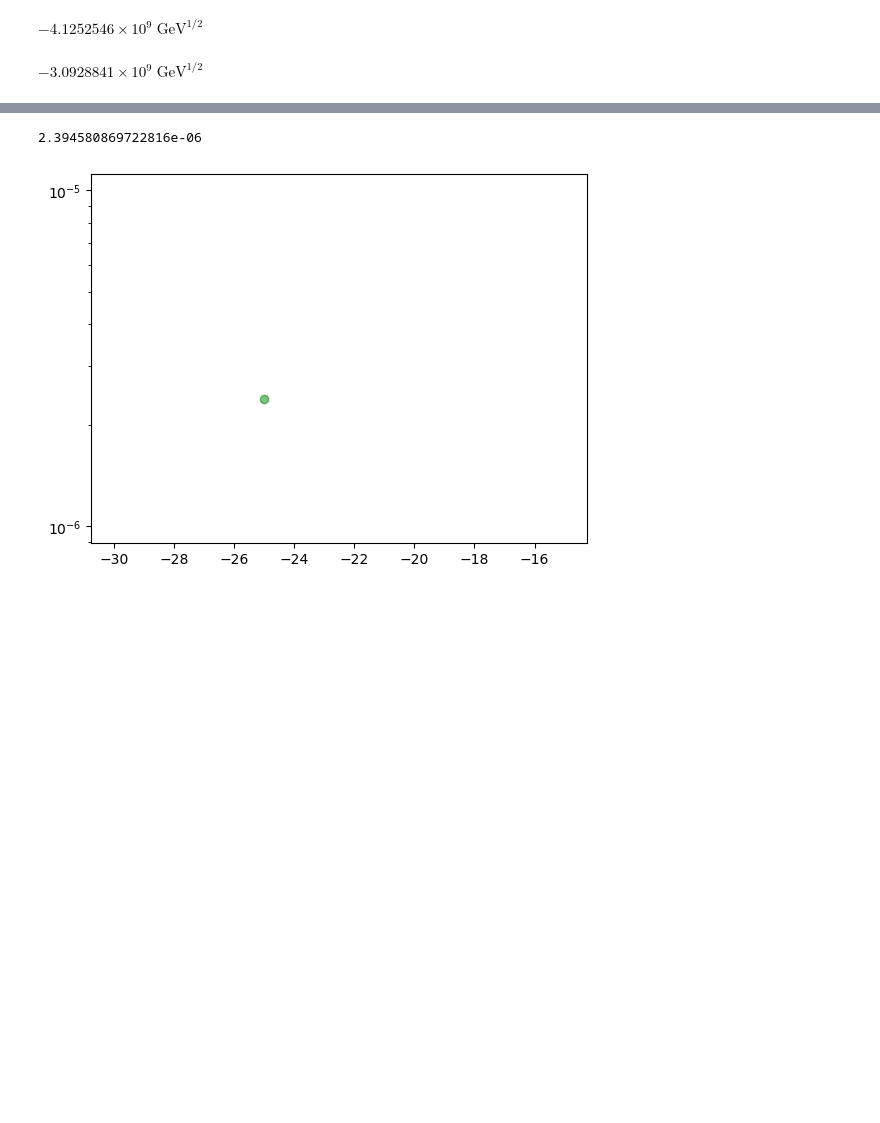
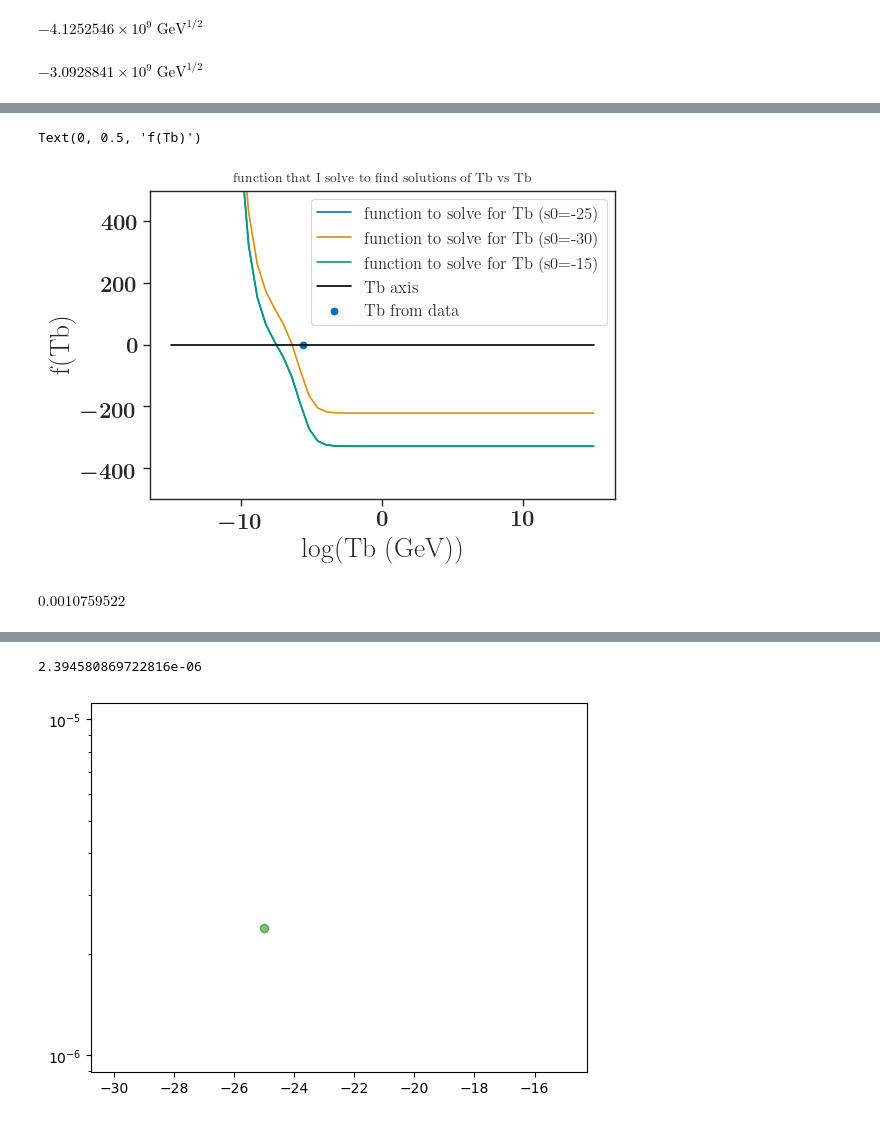
Before and after one commit to eleanorstuart/thermo-idm, a Jupyter notebook: mcmc_from_radiation_bound.ipynb, the cells around one changed output, grey strips where cells are left out. Saved outputs shown, nothing was run; the diff lists cells and outputs as text; code cells hidden in the pictures; blank space fills up the shorter version.

```diff
--- a/mcmc_from_radiation_bound.ipynb
+++ b/mcmc_from_radiation_bound.ipynb
@@ -67,0 +68,14 @@ Text(0, 0.5, 'f(Tb)')
+# %%
+plt.title('function that I solve to find solutions of Tb vs Tb')
+plt.plot(Tbs, funr_new(Tbs, test_cluster, [-25, -2]), label='function to solve for Tb (s0=-25)')
+plt.plot(Tbs, funr_new(Tbs, test_cluster, [-30, -2]), label='function to solve for Tb (s0=-30)')
+plt.plot(Tbs, funr_new(Tbs, test_cluster, [-15, -2]), label='function to solve for Tb (s0=-15)')
+plt.plot(Tbs, Tbs*0, label=("Tb axis"), c='k')
+plt.scatter(np.log10(test_cluster.baryon_temp.value), 0, label='Tb from data')
+plt.ylim(-500, 500)
+plt.legend()
+plt.xlabel("log(Tb (GeV))")
+plt.ylabel("f(Tb)")
+# %% [output]
+Text(0, 0.5, 'f(Tb)')
+[figure, added]
@@ -67,0 +107,4 @@ Text(0, 0.5, 'f(Tb)')
+# %%
+test_func(Tbs, test_cluster, [-25, -2])[1]
+# %% [output]
+$0.0010759522 \; \mathrm{}$
```
Also changed, not shown: parts of 21 cells of this notebook, 12 other files.
